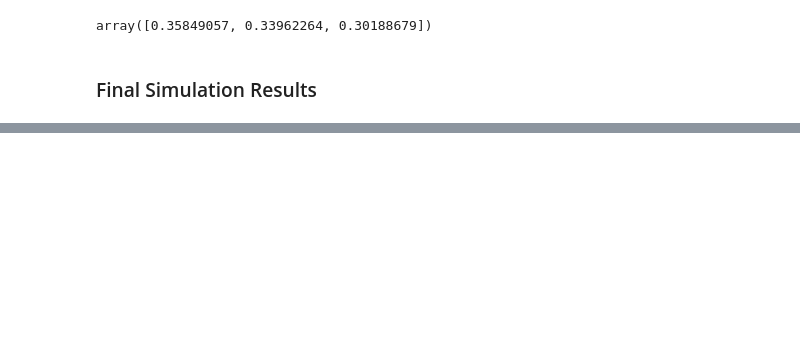
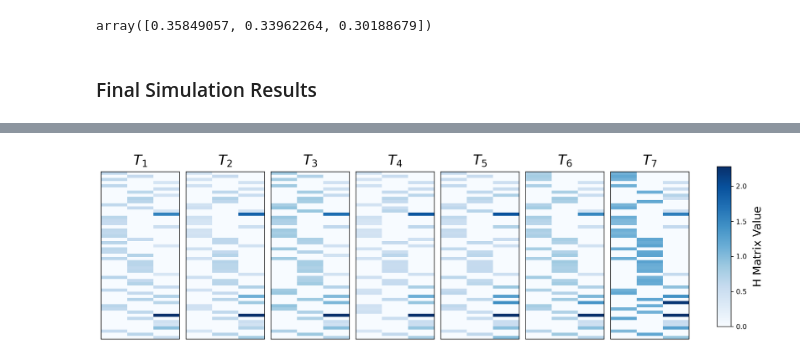
Before and after one commit to salar96/MEP-Orthogonal-NMF, a Jupyter notebook: ONMF_constrained.ipynb, the cells around one changed output, grey strips where cells are left out. Cells and saved outputs as stored; diff of their text form; code cells hidden in the pictures; blank space fills up the shorter version.

```diff
--- a/ONMF_constrained.ipynb
+++ b/ONMF_constrained.ipynb
@@ -853,3 +849,48 @@ Shape of Stored Constrained Py Vectors: (14, 3)
+# %%
+Pi_1 = np.zeros((m,m))
+Pi_1[0,1], Pi_1[1,0], Pi_1[2,2] = 1, 1, 1
+# %%
+H_matrices_constrained[1,:,:] = H_matrices_constrained[1,:,:] @ Pi_1
+H_matrices_constrained[2,:,:] = H_matrices_constrained[2,:,:] @ Pi_1
+# H_matrices_constrained[6,:,:] = H_matrices_constrained[6,:,:] @ Pi_1
+# %%
+# Set up 1x7 subplots
+fig, axes = plt.subplots(1, 7, figsize=(14, 4), dpi=300)
+
+# Store images for color bar scaling
+ims = []
+
+# Iterate through each constrained H matrix and plot it
+for i in range(7):
+    ax = axes[i]
+    im = ax.imshow(H_matrices_constrained[i], cmap="Blues", aspect="auto", interpolation="nearest")
+    ims.append(im)  # Store for color bar
+
+    # Remove x-axis labels and ticks
+    ax.set_xticks([])
+    ax.set_yticks([])
+    ax.tick_params(left=False, bottom=False)
+
+    # Add title for each subplot (T1, T2, ..., T7)
+    ax.set_title(r"$\mathit{T_" + str(i+1) + "}$", fontsize=20, fontweight='bold', style='italic', pad=10)
+
+# Adjust layout for better spacing
+plt.tight_layout()
+
+# Add a smaller color bar outside
+fig.subplots_adjust(right=0.85)  # Make space for the color bar
+cbar_ax = fig.add_axes([0.89, 0.1, 0.02, 0.8])  # Smaller and centered color bar
+cbar = plt.colorbar(ims[-1], cax=cbar_ax)
+cbar.set_label("H Matrix Value", fontsize=16, labelpad=8)
+cbar.ax.tick_params(labelsize=10)
+
+# Save the figure (optional)
+plt.savefig("H_matrices_constrained_plot.png", dpi=600, bbox_inches='tight')
+
+# Show the plot
+plt.show()
+# %% [output]
+[figure, added]
 # %%
 Py_array_constrained
 # %% [output]
```
Also changed, not shown: parts of 18 cells of this notebook, 6 other files.
